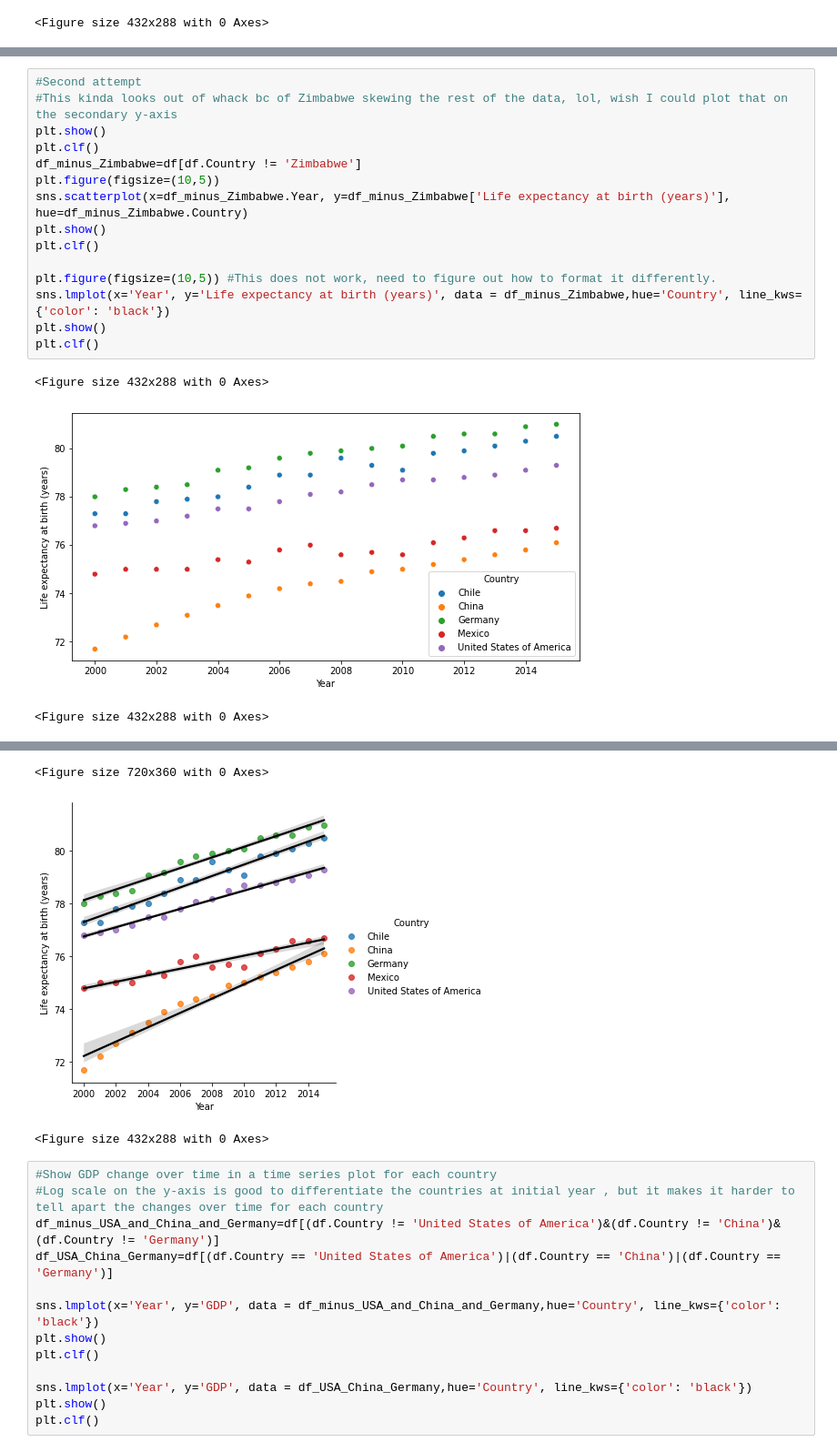
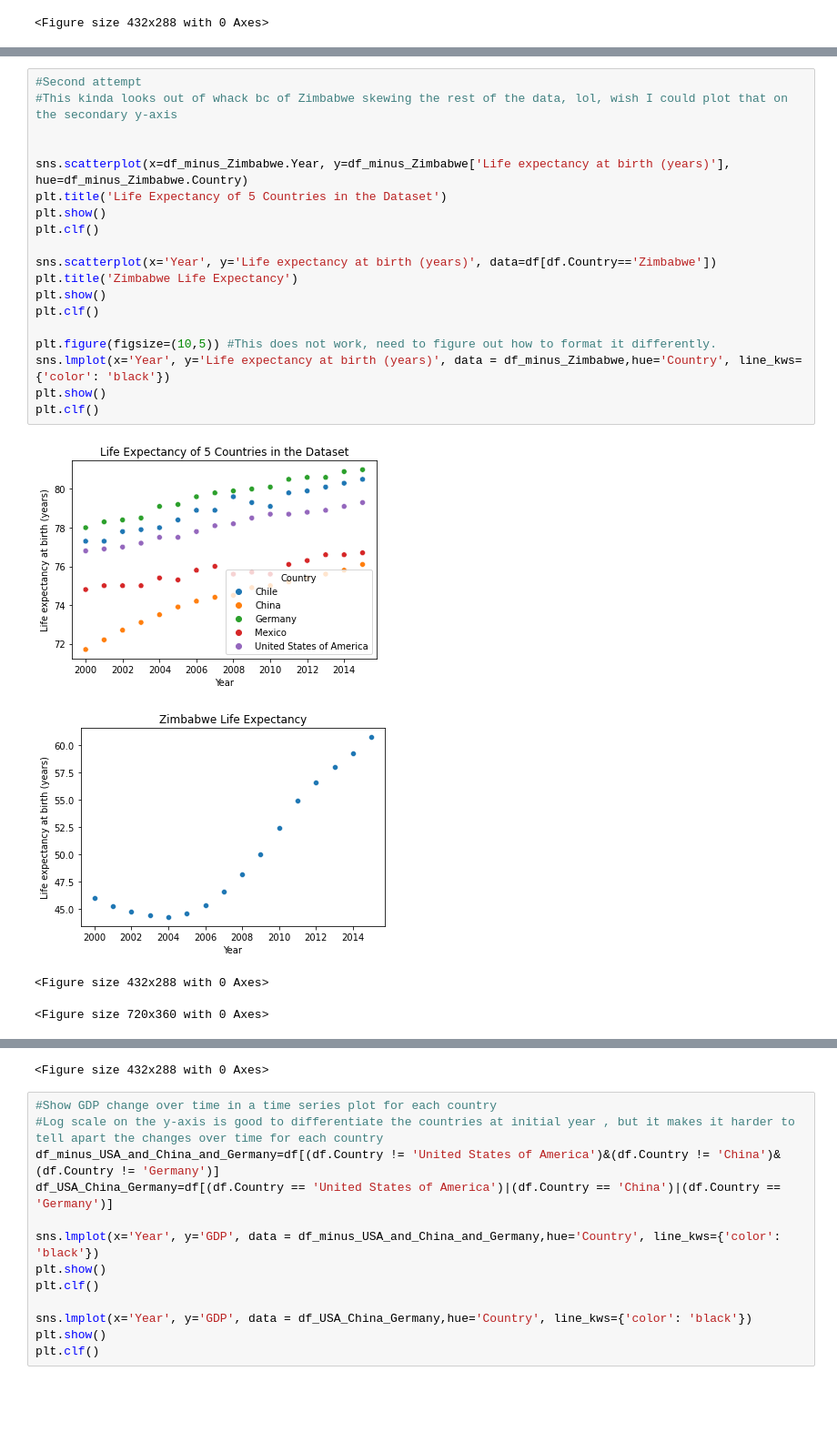
Before and after one commit to egecalay/Life-Expectancy-and-GDP, a Jupyter notebook: life_expectancy_gdp.ipynb, the cells around one changed output, grey strips where cells are left out. Shown at 91% size. Drawn from its saved outputs; the diff is of its cells as text; blank space fills up the shorter version.

```diff
--- a/life_expectancy_gdp.ipynb
+++ b/life_expectancy_gdp.ipynb
@@ -85,19 +97,24 @@ sns.lineplot(x=df.Year, y=df['Life expectancy at birth (years)'], hue=df.Country
 # %%
 #Second attempt
 #This kinda looks out of whack bc of Zimbabwe skewing the rest of the data, lol, wish I could plot that on the secondary y-axis
+
+
+sns.scatterplot(x=df_minus_Zimbabwe.Year, y=df_minus_Zimbabwe['Life expectancy at birth (years)'], hue=df_minus_Zimbabwe.Country)
+plt.title('Life Expectancy of 5 Countries in the Dataset')
 plt.show()
 plt.clf()
-df_minus_Zimbabwe=df[df.Country != 'Zimbabwe']
-plt.figure(figsize=(10,5))
-sns.scatterplot(x=df_minus_Zimbabwe.Year, y=df_minus_Zimbabwe['Life expectancy at birth (years)'], hue=df_minus_Zimbabwe.Country)
+
+sns.scatterplot(x='Year', y='Life expectancy at birth (years)', data=df[df.Country=='Zimbabwe'])
+plt.title('Zimbabwe Life Expectancy')
 plt.show()
 plt.clf()
 
 plt.figure(figsize=(10,5)) #This does not work, need to figure out how to format it differently.
 sns.lmplot(x='Year', y='Life expectancy at birth (years)', data = df_minus_Zimbabwe,hue='Country', line_kws={'color': 'black'})
 plt.show()
 plt.clf()
 # %% [output]
+[figure, new version]
+[figure, new version]
 <Figure size 432x288 with 0 Axes>
-[figure, old version]
-<Figure size 432x288 with 0 Axes>
+<Figure size 720x360 with 0 Axes>
@@ -104,6 +122,4 @@ plt.clf()
-<Figure size 720x360 with 0 Axes>
+<Figure size 432x288 with 0 Axes>
-[figure, old version]
-<Figure size 432x288 with 0 Axes>
 # %%
 #Show GDP change over time in a time series plot for each country
 #Log scale on the y-axis is good to differentiate the countries at initial year , but it makes it harder to tell apart the changes over time for each country
```
Also changed, not shown: parts of 4 cells of this notebook.
